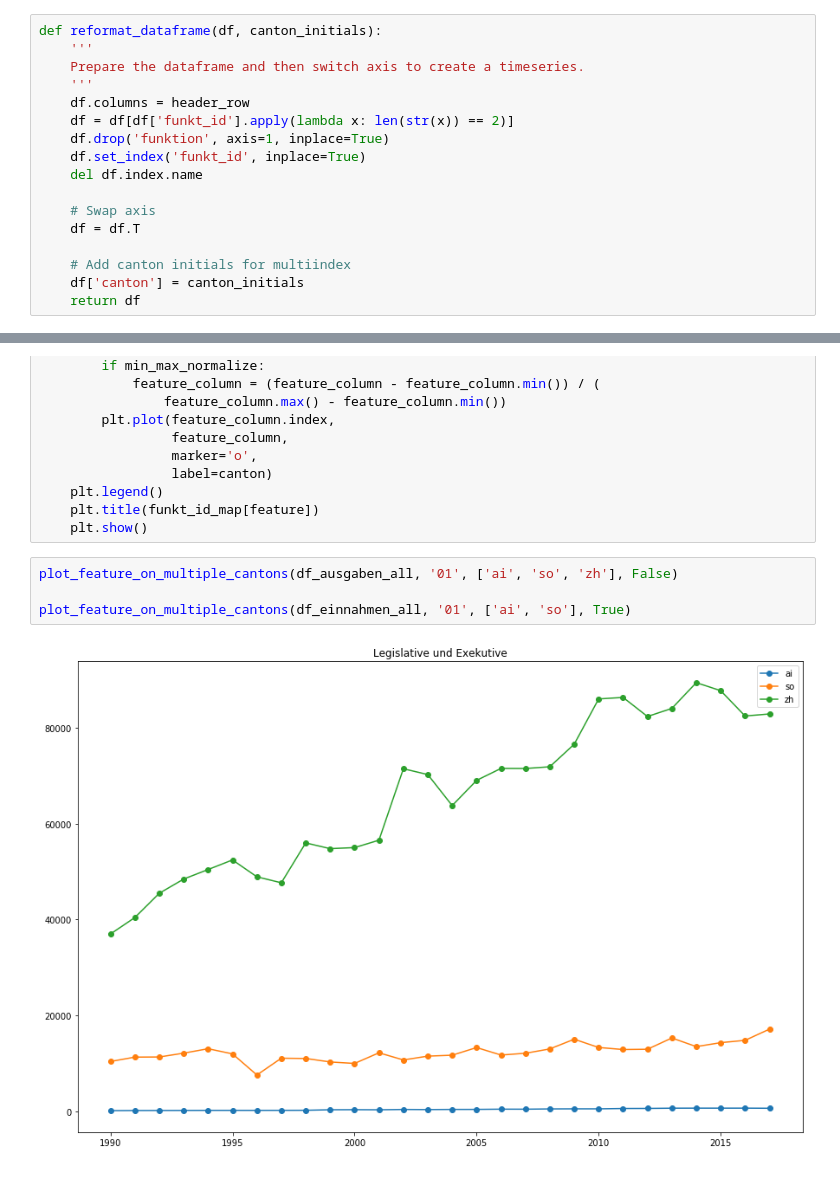
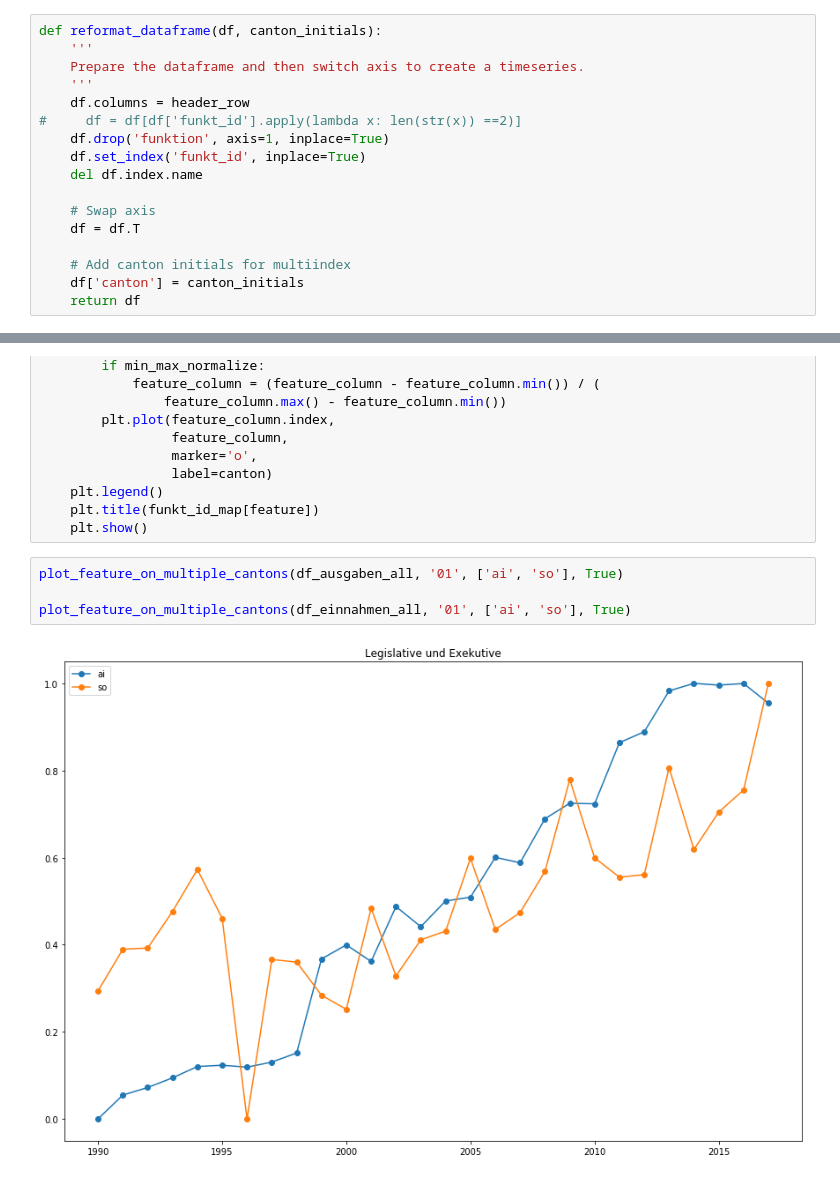
Before and after one commit to weber-chris/prettyfin, a Jupyter notebook: notebooks/data_preprocessing.ipynb, the cells around one changed output, grey strips where cells are left out. Drawn from its saved outputs; the diff is of its cells as text.

```diff
--- a/notebooks/data_preprocessing.ipynb
+++ b/notebooks/data_preprocessing.ipynb
@@ -175,7 +157,7 @@ def reformat_dataframe(df, canton_initials):
     Prepare the dataframe and then switch axis to create a timeseries.
     '''
     df.columns = header_row
-    df = df[df['funkt_id'].apply(lambda x: len(str(x)) == 2)]
+#     df = df[df['funkt_id'].apply(lambda x: len(str(x)) ==2)]
     df.drop('funktion', axis=1, inplace=True)
     df.set_index('funkt_id', inplace=True)
     del df.index.name
@@ -236,9 +213,9 @@ def plot_feature_on_multiple_cantons(df,
     plt.title(funkt_id_map[feature])
     plt.show()
 # %%
-plot_feature_on_multiple_cantons(df_ausgaben_all, '01', ['ai', 'so', 'zh'], False)
+plot_feature_on_multiple_cantons(df_ausgaben_all, '01', ['ai', 'so'], True)
 
 plot_feature_on_multiple_cantons(df_einnahmen_all, '01', ['ai', 'so'], True)
 # %% [output]
-[figure, old version]
+[figure, new version]
 [figure]
```
Also changed, not shown: parts of 20 cells of this notebook.
